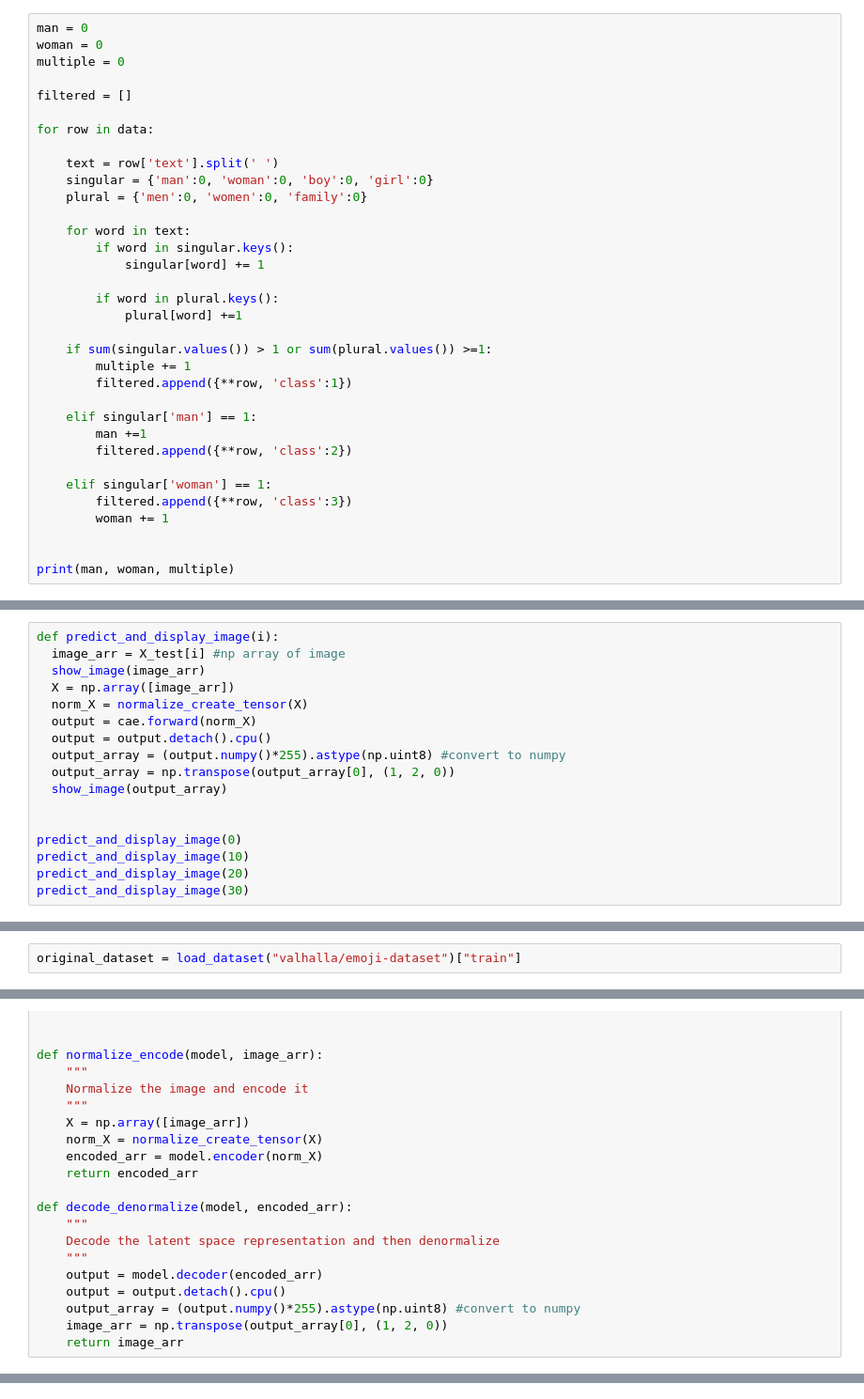
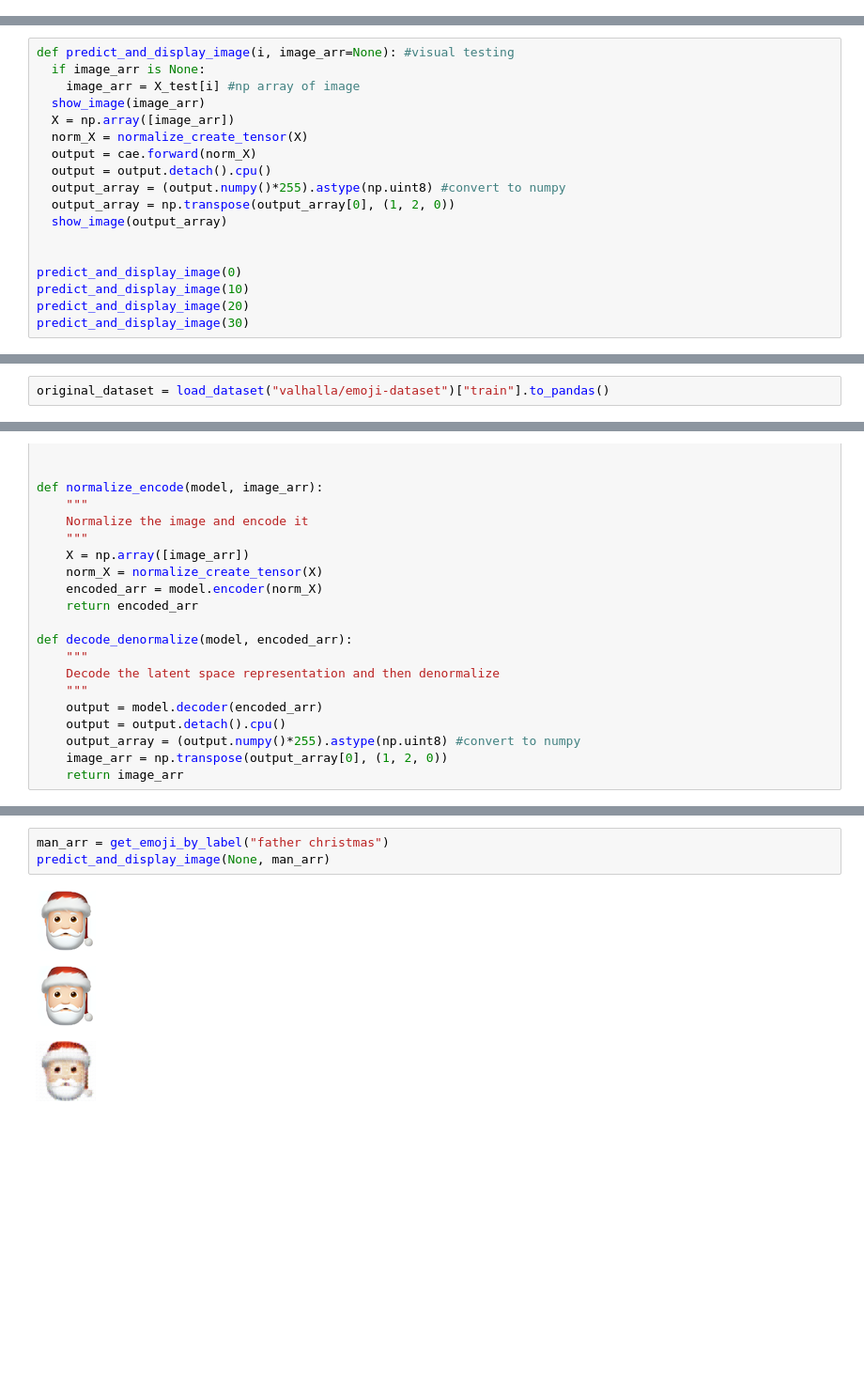
Before and after one commit to akashvshroff/cs449, a Jupyter notebook: hw2/hw2.ipynb, the cells around one changed output, grey strips where cells are left out. Shown at 94% size. Saved outputs shown, nothing was run; the diff lists cells and outputs as text; blank space fills up the shorter version.

```diff
--- a/hw2/hw2.ipynb
+++ b/hw2/hw2.ipynb
@@ -30,40 +36,6 @@ for row in data:
 count
 # %% [output]
 610
-# %%
-man = 0
-woman = 0
-multiple = 0
-
-filtered = []
-
-for row in data:
-
-    text = row['text'].split(' ')
-    singular = {'man':0, 'woman':0, 'boy':0, 'girl':0}
-    plural = {'men':0, 'women':0, 'family':0}
-
-    for word in text:
-        if word in singular.keys():
-            singular[word] += 1
-
-        if word in plural.keys():
-            plural[word] +=1
-
-    if sum(singular.values()) > 1 or sum(plural.values()) >=1:
-        multiple += 1
-        filtered.append({**row, 'class':1})
-
-    elif singular['man'] == 1:
-        man +=1
-        filtered.append({**row, 'class':2})
-
-    elif singular['woman'] == 1:
-        filtered.append({**row, 'class':3})
-        woman += 1
-
-
-print(man, woman, multiple)
 # %%
 def contains_man(row):
   return "man" in row["text"]
@@ -239,8 +216,9 @@ epoch: 980, train loss: 0.006262336391955614, valid loss: 0.006125932559370995
 epoch: 990, train loss: 0.006328218150883913, valid loss: 0.006203490775078535
 [figure]
 # %%
-def predict_and_display_image(i):
-  image_arr = X_test[i] #np array of image
+def predict_and_display_image(i, image_arr=None): #visual testing
+  if image_arr is None:
+    image_arr = X_test[i] #np array of image
   show_image(image_arr)
   X = np.array([image_arr])
   norm_X = normalize_create_tensor(X)
@@ -317,5 +348,5 @@ Average test loss: 0.004883500747382641
 # %%
-original_dataset = load_dataset("valhalla/emoji-dataset")["train"]
+original_dataset = load_dataset("valhalla/emoji-dataset")["train"].to_pandas()
 # %%
 
 def get_emoji_by_label(label):
@@ -353,0 +382,7 @@ def decode_denormalize(model, encoded_arr):
+# %%
+man_arr = get_emoji_by_label("father christmas")
+predict_and_display_image(None, man_arr)
+# %% [output]
+[figure, added]
+[figure, added]
+[figure, added]
```
Also changed, not shown: parts of 16 cells of this notebook.
